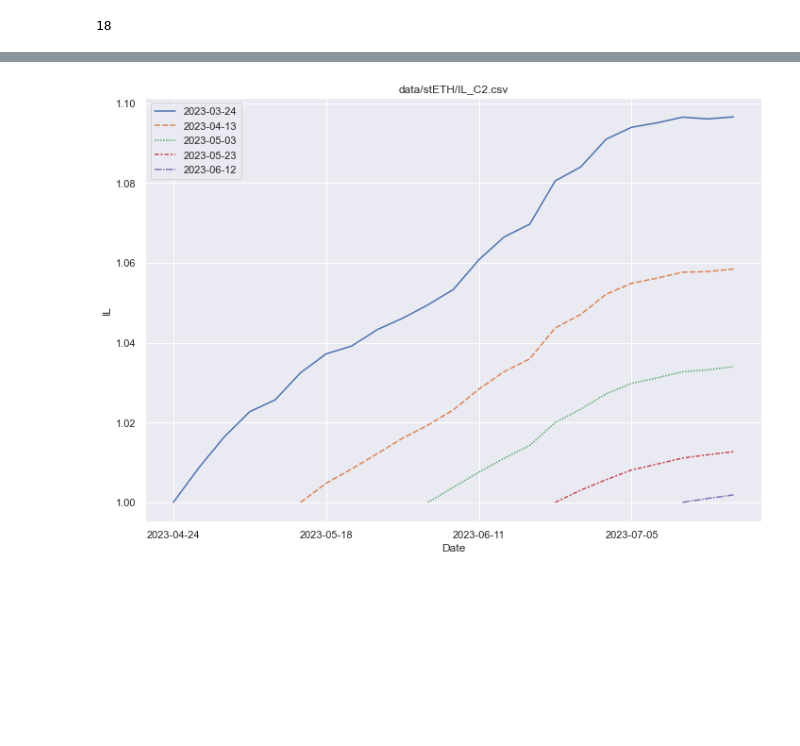
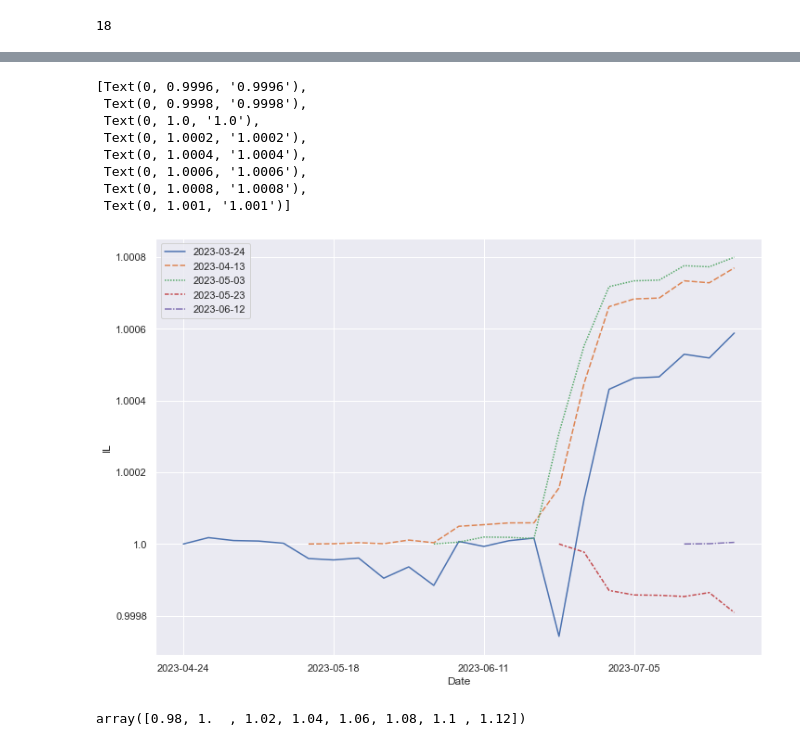
Before and after one commit to vtd12/IL-Calculation, a Jupyter notebook: plot.ipynb, the cells around one changed output, grey strips where cells are left out. Drawn from its saved outputs; the diff is of its cells as text; code cells hidden in the pictures; blank space fills up the shorter version.

```diff
--- a/plot.ipynb
+++ b/plot.ipynb
@@ -18,3 +18,13 @@ len(file_path_list)
 18
 # %%
 file_path = file_path_list[0]
+# %%
+prefix_title = ['Appendix A1', 'Appendix A2', 'A1', 'A2', 'B1', 'B2']
+pool_title = [
+    'PT-gDAI-28MAR24/SY-gDAI (Arbitrum)',
+    'PT-GLP-28MAR24/SY-GLP (Arbitrum)',
+    'PT-stETH-24DEC24/SY-stETH (Ethereum)'
+]
+# %%
+for id in range(18):
+    print(prefix_title[id%len(prefix_title)] + ':' + pool_title[id//len(prefix_title)])
@@ -21,25 +77,38 @@ file_path = file_path_list[0]
 # %%
-for file_path in file_path_list:
-    df = pd.read_csv(file_path, index_col=False).transpose()
-    df = df.drop(df.index[0])
+file_path = file_path_list[-2]
+df = pd.read_csv(file_path, index_col=False).transpose()
+df = df.drop(df.index[0])
 
-    small_df = df[range(0,len(df), day_step)]
-    date = pd.date_range("2023-03-24", freq=f"{DAY_DELTA*day_step}D", periods=len(small_df.columns))
-    small_df.columns = date.strftime('%Y-%m-%d')
+small_df = df[range(0,len(df), day_step)]
+date = pd.date_range("2023-03-24", freq=f"{DAY_DELTA*day_step}D", periods=len(small_df.columns))
+small_df.columns = date.strftime('%Y-%m-%d')
 
-    # small_df.head()
+# small_df.head()
 
-    sns.set(rc={'figure.figsize':(1000, 800)})
+sns.set(rc={'figure.figsize':(1000, 800)})
 
-    %matplotlib inline
-    a4_dims = (11.7, 8.27)
-    fig, ax = plt.subplots(figsize=a4_dims)
+%matplotlib inline
+a4_dims = (11.7, 8.27)
+fig, ax = plt.subplots(figsize=a4_dims)
 
 
-    p = sns.lineplot(ax=ax, data=small_df)
-    p.set(xticks = range(0,len(df), 6), xlabel='Date', ylabel='IL', title=file_path)
-    save_path = file_path.replace("data", "plot")
-    save_path = save_path.replace("csv", "jpg")
-    plt.savefig(save_path, dpi=300)
+p = sns.lineplot(ax=ax, data=small_df)
+p.set(xticks = range(0,len(df), 6), xlabel='Date', ylabel='IL')
+
+# save_path = file_path.replace("data", "plot")
+# save_path = save_path.replace("csv", "jpg")
+# plt.savefig(save_path, dpi=300)
 # %% [output]
+[Text(0, 0.9996, '0.9996'),
+ Text(0, 0.9998, '0.9998'),
+ Text(0, 1.0, '1.0'),
+ Text(0, 1.0002, '1.0002'),
+ Text(0, 1.0004, '1.0004'),
+ Text(0, 1.0006, '1.0006'),
+ Text(0, 1.0008, '1.0008'),
+ Text(0, 1.001, '1.001')]
-[figure, old version]
+[figure, new version]
+# %%
+p.get_yticks()
+# %% [output]
+array([0.98, 1.  , 1.02, 1.04, 1.06, 1.08, 1.1 , 1.12])
```
Also changed, not shown: parts of 3 cells of this notebook, 19 other files.
